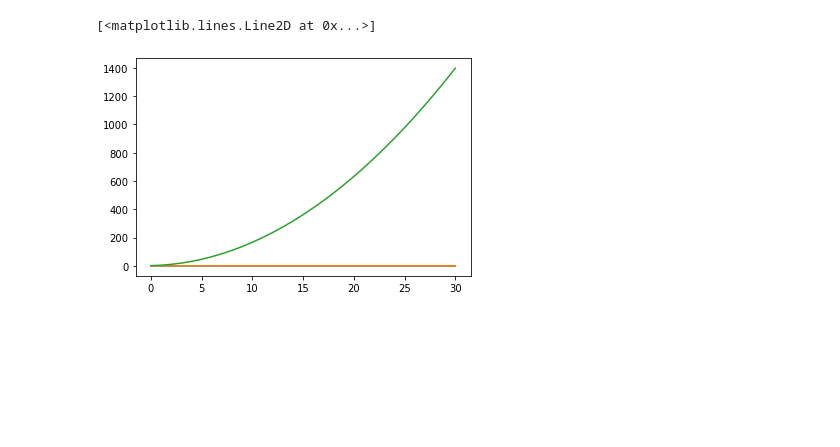
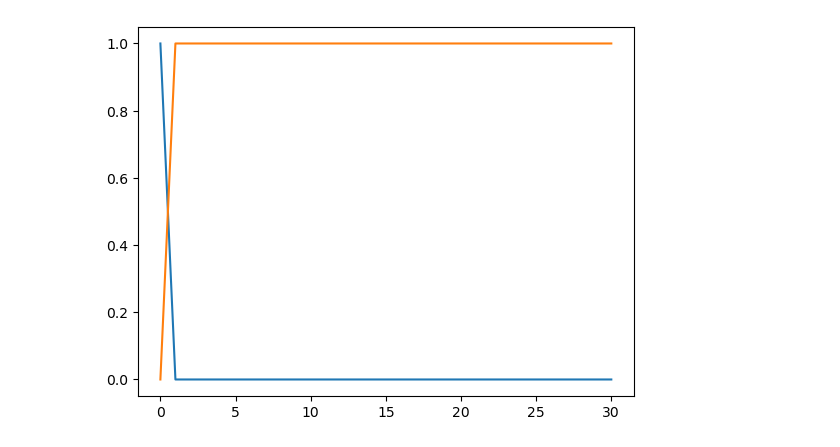
Before and after one commit to monzonlucasfabricio/mse-control-digital, a Jupyter notebook: practica/practica_1_2024.ipynb, the cells around one changed output. Saved outputs shown, nothing was run; the diff lists cells and outputs as text; code cells hidden in the pictures; blank space fills up the shorter version.

```diff
--- a/practica/practica_1_2024.ipynb
+++ b/practica/practica_1_2024.ipynb
@@ -6,6 +7,6 @@ from control import *
 # %%
 r1 = 10E3
-r2 = 33E3
+r2 = 15E3
 c1 = 1E-6
 c2 = 1E-6
 # %%
@@ -86,38 +113,54 @@ plt.plot(t, out)
 # %%
 # 6) Crear una funcion que aplique la ecuacion de recurrencia de un filtro a una entrada cualquiera
-def funcion_recurrencia(num: np.ndarray, den: np.ndarray, input: np.ndarray) -> np.ndarray:
-    # len(num), len(den)
-    u = input
-    b = num
-    a = den
-    num_len = len(num)
-    den_len = len(den)
-    y = np.zeros(len(u))
+# def funcion_recurrencia(num: np.ndarray, den: np.ndarray, input: np.ndarray) -> np.ndarray:
+#     # len(num), len(den)
+#     u = input
+#     b = num
+#     a = den
+#     num_len = len(num)
+#     den_len = len(den)
+#     y = np.zeros(len(u))
 
-    # a = np.flip(a)
+#     # a = np.flip(a)
 
-    print("coefs b -> {}".format(num))
-    print("coefs a -> {}".format(den))
-    # Para el denominador o los Bn
-    # den[0]*input[n] + den[1]*input[n-1] + den[2]*input[n-2] + .. +
+#     print("coefs b -> {}".format(num))
+#     print("coefs a -> {}".format(den))
+#     # Para el denominador o los Bn
+#     # den[0]*input[n] + den[1]*input[n-1] + den[2]*input[n-2] + .. +
 
-    for k in range(len(y)):
-        # print("K = {}".format(k))
-        num_terms = np.array([])
-        den_terms = np.array([])
-        for Nb in range(len(num)):
-            #b(Nb)u(n−Nb+1)
-            num_terms = np.append(num_terms, b[Nb] * u[k - Nb + 1 - 1])
-            # print("B -> {} * {} = {}".format(b[Nb],u[k - Nb + 1 - 1],num_terms[Nb]))
+#     for k in range(len(y)):
+#         # print("K = {}".format(k))
+#         num_terms = np.array([])
+#         den_terms = np.array([])
+#         for Nb in range(len(num)):
+#             #b(Nb)u(n−Nb+1)
+#             num_terms = np.append(num_terms, b[Nb] * u[k - Nb + 1 - 1])
+#             # print("B -> {} * {} = {}".format(b[Nb],u[k - Nb + 1 - 1],num_terms[Nb]))
 
-        for Na in range(1,len(den)):
-            #a(Na)y(n−Na+1)
-            den_terms = np.append(den_terms, a[Na] * y[k - Na + 1 - 1])
-            # print("A -> {} * {} = {}".format(a[Na],y[k - Na + 1 - 1],den_terms[Na - 1]))
+#         for Na in range(1,len(den)):
+#             #a(Na)y(n−Na+1)
+#             den_terms = np.append(den_terms, a[Na] * y[k - Na + 1 - 1])
+#             # print("A -> {} * {} = {}".format(a[Na],y[k - Na + 1 - 1],den_terms[Na - 1]))
 
-        y[k] = (np.sum(num_terms) - np.sum(den_terms))/(a[len(a) - 1])
-        print("y[{}] = {}".format(k,y[k]))
-    return y
+#         y[k] = (np.sum(num_terms) - np.sum(den_terms))/(a[len(a) - 1])
+#         print("y[{}] = {}".format(k,y[k]))
+#     return y
+
+def funcion_recurrencia(b, a, u):
+    n_inicial = len(a) - 1
+    y = np.zeros(len(u) + n_inicial)
+    u = np.concatenate((np.zeros(n_inicial), u))
+
+    for k in range(n_inicial, len(u)):
+        for m in range(len(b)):
+            y[k] += b[m] * u[k-m]
+
+        for n in range(1, len(a)):
+            y[k] -= a[n] * y[k-n]
+
+        y[k] /= a[0]
+
+    return y[n_inicial:]
 
 impulso = np.zeros(31)
 impulso[0] = 1
@@ -152,2 +179 @@ y[30] = 1397.0
-[<matplotlib.lines.Line2D at 0x...>]
-[figure, old version]
+[figure, new version]
```
Also changed, not shown: parts of 9 cells of this notebook, 16 other files.
